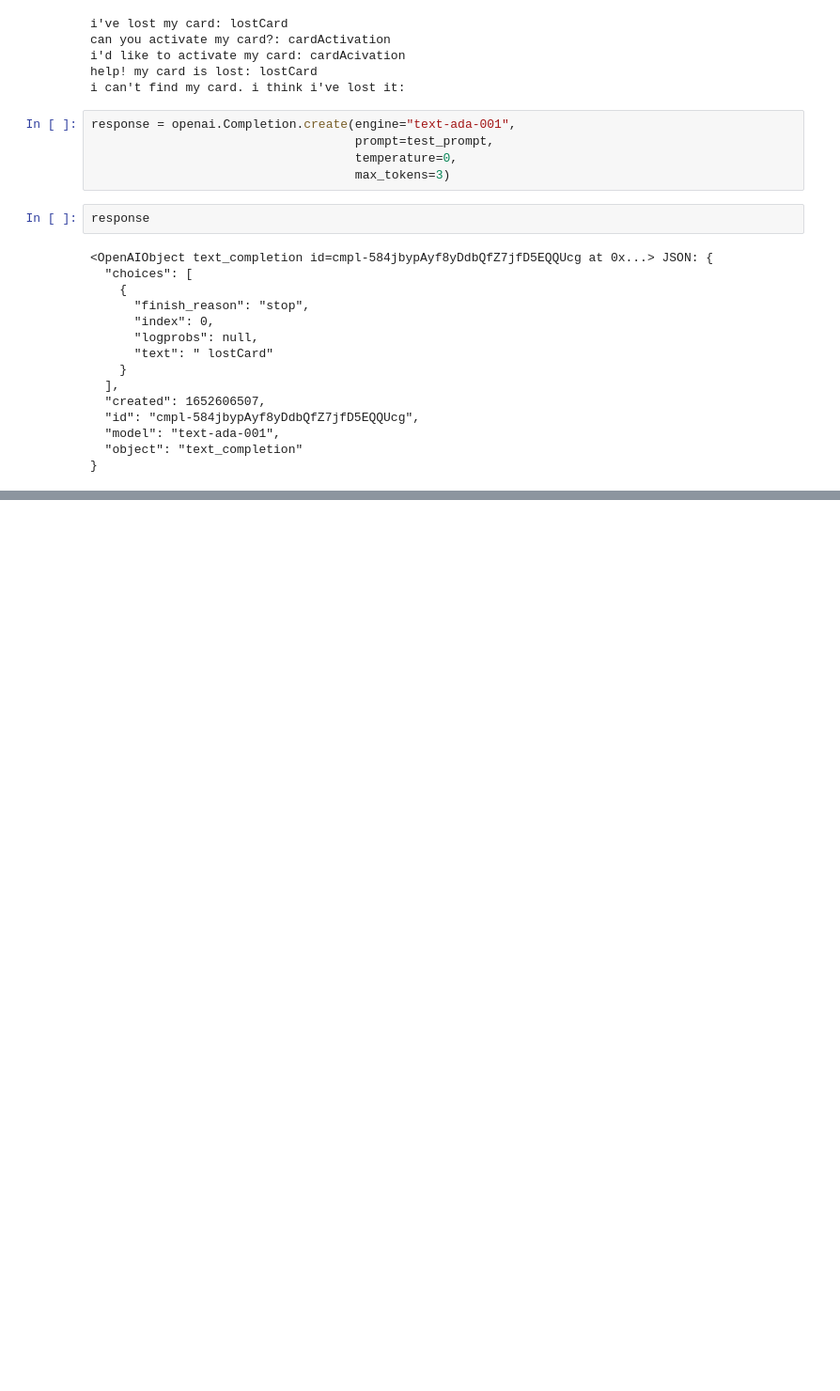
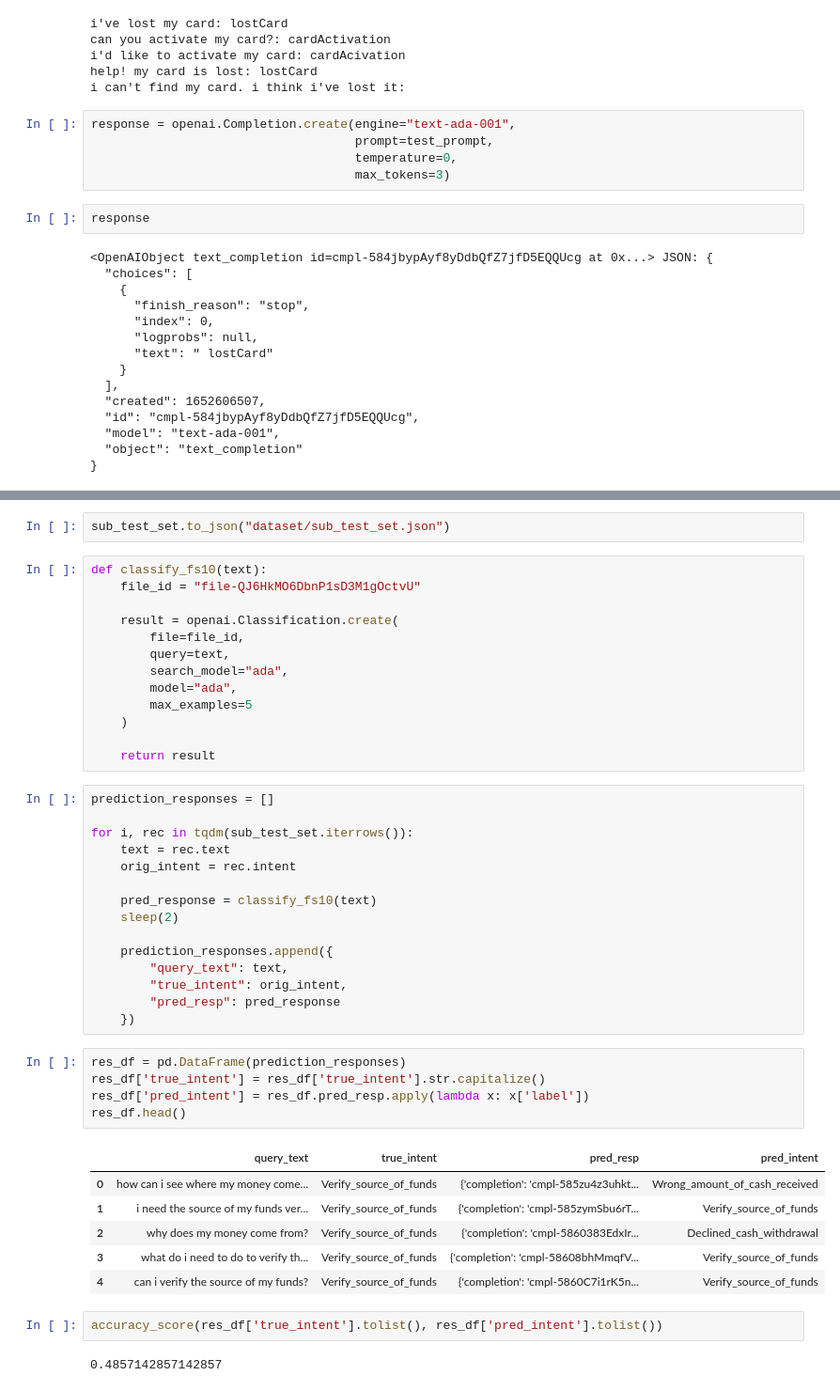
Before and after one commit to nsomabalint/intent-detection, a Jupyter notebook: GPT-3.ipynb, the cells around one changed output, grey strips where cells are left out. Shown at 94% size. Cells and saved outputs as stored; diff of their text form; blank space fills up the shorter version.

```diff
--- a/GPT-3.ipynb
+++ b/GPT-3.ipynb
@@ -42,0 +184,46 @@ response
+# %%
+sub_test_set.to_json("dataset/sub_test_set.json")
+# %%
+def classify_fs10(text):
+    file_id = "file-QJ6HkMO6DbnP1sD3M1gOctvU"
+
+    result = openai.Classification.create(
+        file=file_id,
+        query=text,
+        search_model="ada",
+        model="ada",
+        max_examples=5
+    )
+
+    return result
+# %%
+prediction_responses = []
+
+for i, rec in tqdm(sub_test_set.iterrows()):
+    text = rec.text
+    orig_intent = rec.intent
+
+    pred_response = classify_fs10(text)
+    sleep(2)
+
+    prediction_responses.append({
+        "query_text": text,
+        "true_intent": orig_intent,
+        "pred_resp": pred_response
+    })
+# %%
+res_df = pd.DataFrame(prediction_responses)
+res_df['true_intent'] = res_df['true_intent'].str.capitalize()
+res_df['pred_intent'] = res_df.pred_resp.apply(lambda x: x['label'])
+res_df.head()
+# %% [output]
+|  | query_text | true_intent | pred_resp | pred_intent |
+| 0 | how can i see where my money come... | Verify_source_of_funds | {'completion': 'cmpl-585zu4z3uhkt... | Wrong_amount_of_cash_received |
+| 1 | i need the source of my funds ver... | Verify_source_of_funds | {'completion': 'cmpl-585zymSbu6rT... | Verify_source_of_funds |
+| 2 | why does my money come from? | Verify_source_of_funds | {'completion': 'cmpl-5860383EdxIr... | Declined_cash_withdrawal |
+| 3 | what do i need to do to verify th... | Verify_source_of_funds | {'completion': 'cmpl-58608bhMmqfV... | Verify_source_of_funds |
+| 4 | can i verify the source of my funds? | Verify_source_of_funds | {'completion': 'cmpl-5860C7i1rK5n... | Verify_source_of_funds |
+# %%
+accuracy_score(res_df['true_intent'].tolist(), res_df['pred_intent'].tolist())
+# %% [output]
+0.4857142857142857
```
Also changed, not shown: parts of 87 cells of this notebook, 8 other files.
